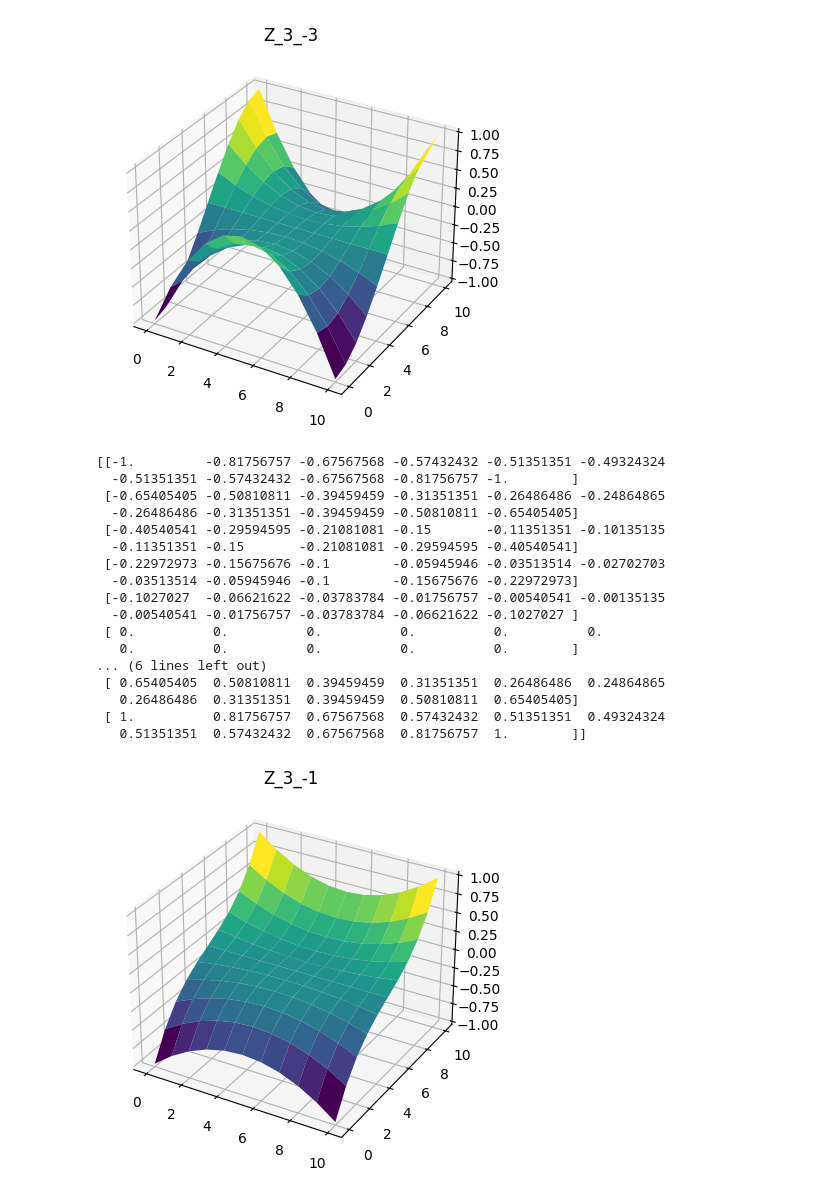
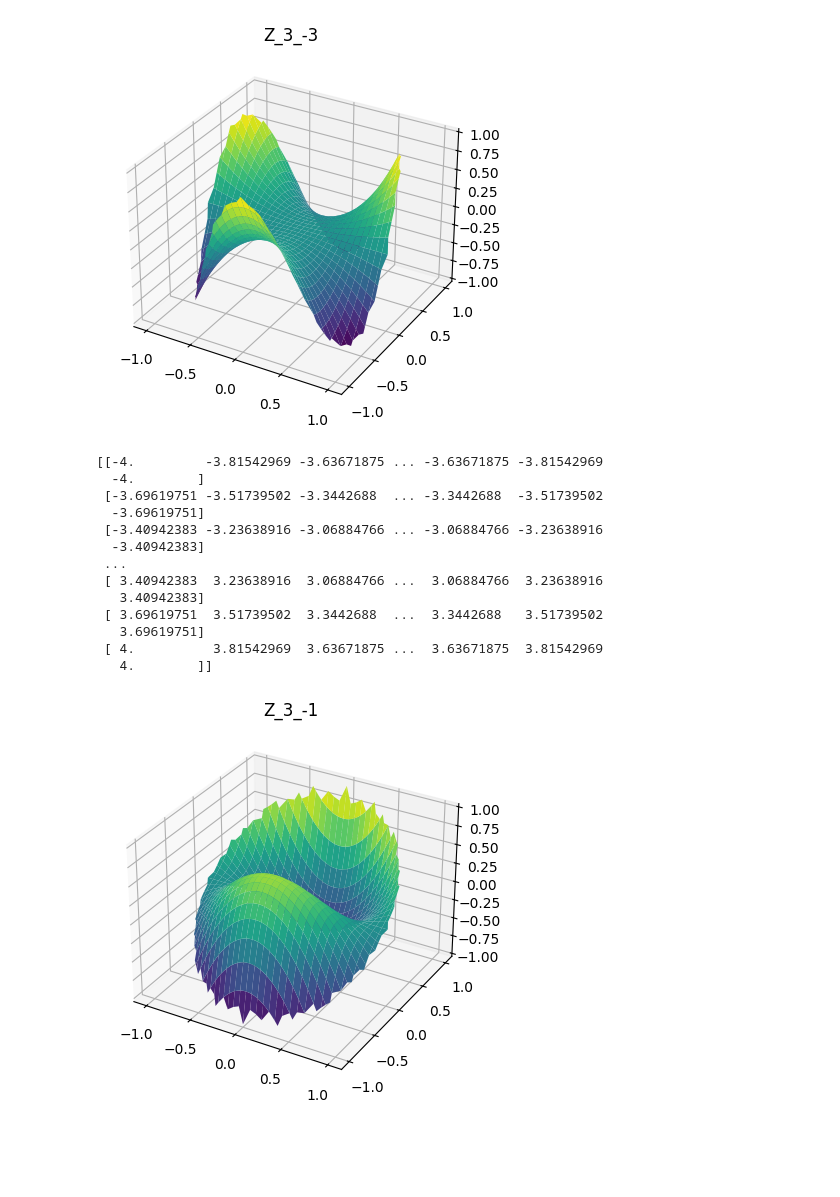
Before and after one commit to abhisheknaik96/minimal_ao_simulator, a Jupyter notebook: test.ipynb, the cells around one changed output. Drawn from its saved outputs; the diff is of its cells as text; code cells hidden in the pictures; blank space fills up the shorter version.

```diff
--- a/test.ipynb
+++ b/test.ipynb
@@ -25,8 +34,11 @@ def plot_surface(data, title):
 # %%
 wavefront = np.random.random((128, 128)) - 0.5
 # %%
-dm = np.random.random((11, 11)) - 0.5
-origin_x, origin_y = np.array(dm.shape) // 2
+dm_shape = (65, 65)
+dm = np.random.random(dm_shape) - 0.5
+domain_x = np.linspace(-1, 1, dm_shape[0])
+domain_y = np.linspace(-1, 1, dm_shape[1])
+# origin_x, origin_y = np.array(dm.shape) // 2
 # %%
 z_0_0 = np.ones(dm.shape)
 plot_surface(z_0_0, 'Z_0_0')
@@ -77,9 +56,8 @@ z_1_1m = np.zeros(dm.shape)
 z_1_1 = np.zeros(dm.shape)
 for x in range(dm.shape[0]):
     for y in range(dm.shape[1]):
-        z_1_1m[x,y] = (y - origin_y)
-        z_1_1[x,y] = (x - origin_x)
-z_1_1m /= 10
-z_1_1 /= 10
-print(z_1_1m, '\n\n', z_1_1)
+        z_1_1m[x,y] = domain_y[y]
+        z_1_1[x,y] = domain_x[x]
+plot_surface(z_1_1m, "Z_1_-1")
+plot_surface(z_1_1, "Z_1_1")
 # %% [output]
@@ -106,12 +83,12 @@ z_2_0 = np.zeros(dm.shape)
 z_2_2 = np.zeros(dm.shape)
 for x in range(dm.shape[0]):
     for y in range(dm.shape[1]):
-        z_2_2m[x,y] = 2 * (x - origin_x) * (y - origin_y)
-        z_2_0[x,y] = 2 * (x - origin_x)**2 + 2 * (y - origin_y)**2 - 1
-        z_2_2[x,y] = -(x - origin_x)**2 + (y - origin_y)**2
-z_2_2m = z_2_2m[::-1] / 100
-z_2_0 /= 100
-z_2_2 /= 50
+        z_2_2m[x,y] = 2 * domain_x[x] * domain_y[y]
+        z_2_0[x,y] = 2 * domain_x[x]**2 + 2 * domain_y[y]**2 - 1
+        z_2_2[x,y] = -domain_x[x]**2 + domain_y[y]**2
+# z_2_2m = z_2_2m[::-1] / 100
+# z_2_0 /= 100
+# z_2_2 /= 50
 
 plot_surface(z_2_2m, "Z_2_-2")
 plot_surface(z_2_0, "Z_2_0")
@@ -176,14 +138,14 @@ z_3_3 = np.zeros(dm.shape)
 
 for x in range(dm.shape[0]):
     for y in range(dm.shape[1]):
-        z_3_3m[x,y] = -(x - origin_x)**3 + 3 * (x - origin_x) * (y - origin_y)**2
-        z_3_1m[x,y] = -2 * (x - origin_x) + 3 * (x - origin_x)**3  + 3 * (x - origin_x) * (y - origin_y)**2
-        z_3_1[x,y] = -2 * (y - origin_y) + 3 * (y - origin_y)**3  + 3 * (x - origin_x)**2 * (y - origin_y)
-        z_3_3[x,y] = (y - origin_y)**3 - 3 * (x - origin_x)**2 * (y - origin_y)
-z_3_3m /= 250
-z_3_1m /= 740
-z_3_1 /= 740
-z_3_3 /= 250
+        z_3_3m[x,y] = -domain_x[x]**3 + 3 * domain_x[x] * domain_y[y]**2
+        z_3_1m[x,y] = -2 * domain_x[x] + 3 * domain_x[x]**3  + 3 * domain_x[x] * domain_y[y]**2
+        z_3_1[x,y] = -2 * domain_y[y] + 3 * domain_y[y]**3  + 3 * domain_x[x]**2 * domain_y[y]
+        z_3_3[x,y] = domain_y[y]**3 - 3 * domain_x[x]**2 * domain_y[y]
+# z_3_3m /= 250
+# z_3_1m /= 740
+# z_3_1 /= 740
+# z_3_3 /= 250
 
 plot_surface(z_3_3m, "Z_3_-3")
 plot_surface(z_3_1m, "Z_3_-1")
@@ -210,19 +168,15 @@ plot_surface(z_3_3, "Z_3_3")
-[figure, old version]
+[figure, new version]
-[[-1.         -0.81756757 -0.67567568 -0.57432432 -0.51351351 -0.49324324
-  -0.51351351 -0.57432432 -0.67567568 -0.81756757 -1.        ]
- [-0.65405405 -0.50810811 -0.39459459 -0.31351351 -0.26486486 -0.24864865
-  -0.26486486 -0.31351351 -0.39459459 -0.50810811 -0.65405405]
- [-0.40540541 -0.29594595 -0.21081081 -0.15       -0.11351351 -0.10135135
-  -0.11351351 -0.15       -0.21081081 -0.29594595 -0.40540541]
- [-0.22972973 -0.15675676 -0.1        -0.05945946 -0.03513514 -0.02702703
-  -0.03513514 -0.05945946 -0.1        -0.15675676 -0.22972973]
- [-0.1027027  -0.06621622 -0.03783784 -0.01756757 -0.00540541 -0.00135135
-  -0.00540541 -0.01756757 -0.03783784 -0.06621622 -0.1027027 ]
- [ 0.          0.          0.          0.          0.          0.
-   0.          0.          0.          0.          0.        ]
-... (6 lines left out)
- [ 0.65405405  0.50810811  0.39459459  0.31351351  0.26486486  0.24864865
-   0.26486486  0.31351351  0.39459459  0.50810811  0.65405405]
- [ 1.          0.81756757  0.67567568  0.57432432  0.51351351  0.49324324
-   0.51351351  0.57432432  0.67567568  0.81756757  1.        ]]
+[[-4.         -3.81542969 -3.63671875 ... -3.63671875 -3.81542969
+  -4.        ]
+ [-3.69619751 -3.51739502 -3.3442688  ... -3.3442688  -3.51739502
+  -3.69619751]
+ [-3.40942383 -3.23638916 -3.06884766 ... -3.06884766 -3.23638916
+  -3.40942383]
+ ...
+ [ 3.40942383  3.23638916  3.06884766 ...  3.06884766  3.23638916
+   3.40942383]
+ [ 3.69619751  3.51739502  3.3442688  ...  3.3442688   3.51739502
+   3.69619751]
+ [ 4.          3.81542969  3.63671875 ...  3.63671875  3.81542969
+   4.        ]]
-[figure, old version]
+[figure, new version]
```
Also changed, not shown: parts of 12 cells of this notebook.
